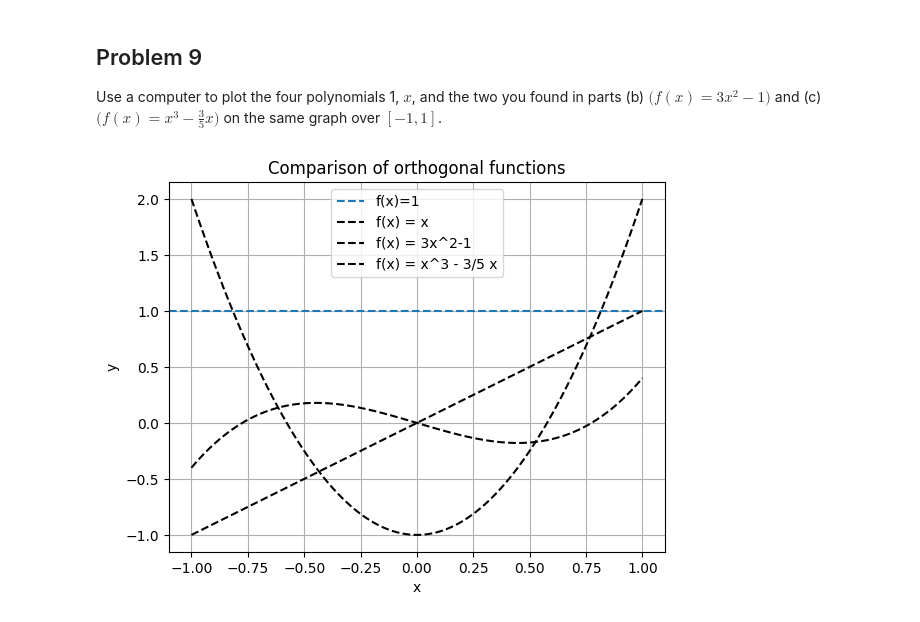
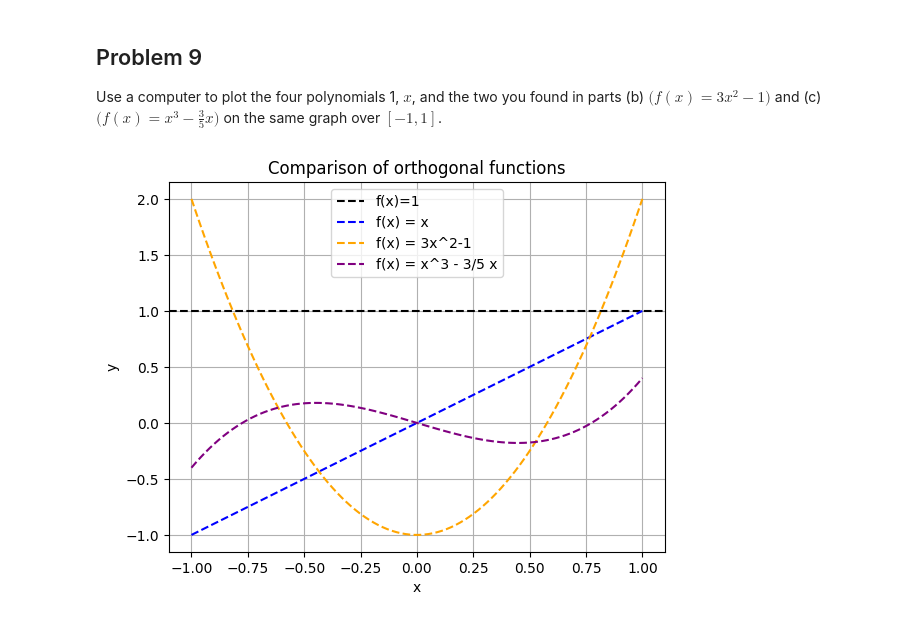
Before and after one commit to maxmartin40/MATH-5440-Code, a Jupyter notebook: Homework3.ipynb, the cells around one changed output. Drawn from its saved outputs; the diff is of its cells as text; code cells hidden in the pictures.

Commit message:
Change colors on graph

```diff
--- a/Homework3.ipynb
+++ b/Homework3.ipynb
@@ -49,16 +49,16 @@ Use a computer to plot the four polynomials 1, $x$, and the two you found in par
 # %%
 x = np.linspace(-1,1,100)
 
-plt.axhline(y=1, linestyle='--', label='f(x)=1')
-plt.plot(x, x, "k--", label="f(x) = x")
-plt.plot(x, 3*x**2 -1, "k--", label="f(x) = 3x^2-1")
-plt.plot(x, x**3 - (3/5)*x, "k--", label="f(x) = x^3 - 3/5 x")
+plt.axhline(y=1, linestyle='--', color='black', label='f(x)=1')
+plt.plot(x, x, "k--", color='blue', label="f(x) = x")
+plt.plot(x, 3*x**2 -1, "k--", color='orange', label="f(x) = 3x^2-1")
+plt.plot(x, x**3 - (3/5)*x, "k--", color='purple', label="f(x) = x^3 - 3/5 x")
 
 plt.xlabel("x")
 plt.ylabel("y")
 plt.title("Comparison of orthogonal functions")
 plt.grid(True)
 plt.legend()
 plt.show()
 # %% [output]
-[figure, old version]
+[figure, new version]
```
